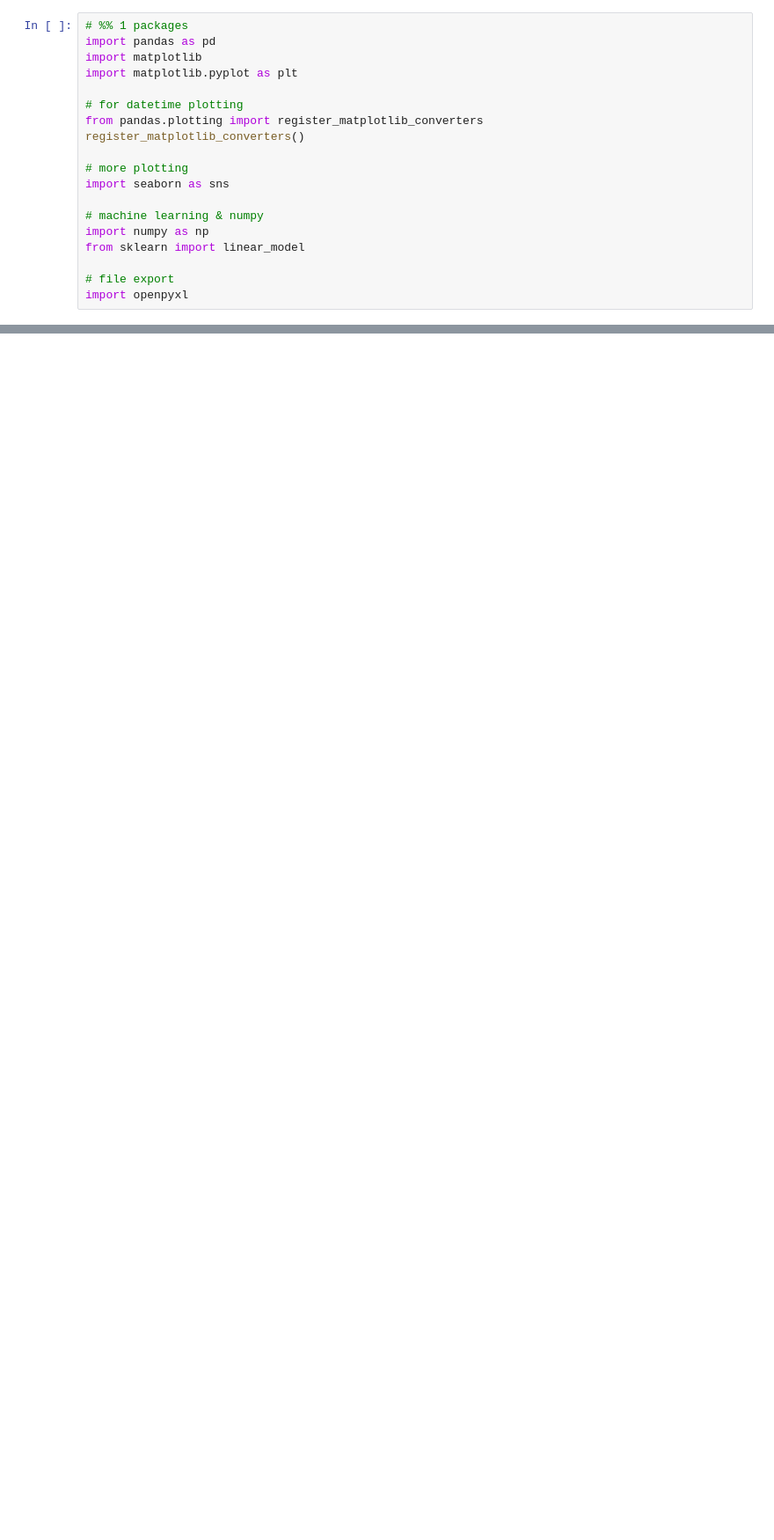
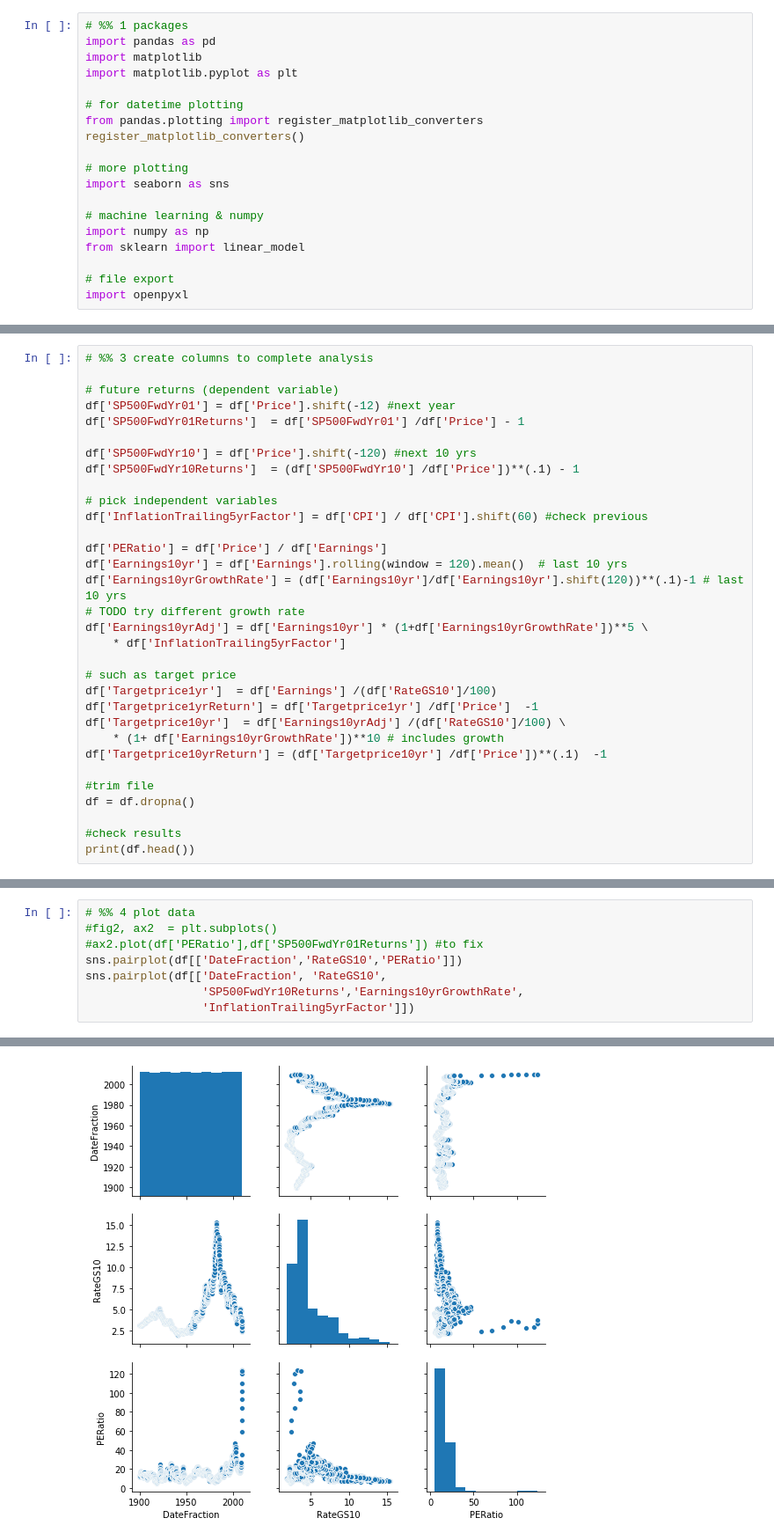
Before and after one commit to sws144/quant-trading, a Jupyter notebook: working/SP500_Index_Research.ipynb, the cells around one changed output, grey strips where cells are left out. Shown at 88% size. Drawn from its saved outputs; the diff is of its cells as text; blank space fills up the shorter version.

```diff
--- a/working/SP500_Index_Research.ipynb
+++ b/working/SP500_Index_Research.ipynb
@@ -59 +60,33 @@ dtype: object
 [figure]
+# %%
+# %% 3 create columns to complete analysis
+
+# future returns (dependent variable)
+df['SP500FwdYr01'] = df['Price'].shift(-12) #next year
+df['SP500FwdYr01Returns']  = df['SP500FwdYr01'] /df['Price'] - 1
+
+df['SP500FwdYr10'] = df['Price'].shift(-120) #next 10 yrs
+df['SP500FwdYr10Returns']  = (df['SP500FwdYr10'] /df['Price'])**(.1) - 1
+
+# pick independent variables
+df['InflationTrailing5yrFactor'] = df['CPI'] / df['CPI'].shift(60) #check previous
+
+df['PERatio'] = df['Price'] / df['Earnings']
+df['Earnings10yr'] = df['Earnings'].rolling(window = 120).mean()  # last 10 yrs
+df['Earnings10yrGrowthRate'] = (df['Earnings10yr']/df['Earnings10yr'].shift(120))**(.1)-1 # last 10 yrs
+# TODO try different growth rate
+df['Earnings10yrAdj'] = df['Earnings10yr'] * (1+df['Earnings10yrGrowthRate'])**5 \
+    * df['InflationTrailing5yrFactor']
+
+# such as target price
+df['Targetprice1yr']  = df['Earnings'] /(df['RateGS10']/100)
+df['Targetprice1yrReturn'] = df['Targetprice1yr'] /df['Price']  -1
+df['Targetprice10yr']  = df['Earnings10yrAdj'] /(df['RateGS10']/100) \
+    * (1+ df['Earnings10yrGrowthRate'])**10 # includes growth
+df['Targetprice10yrReturn'] = (df['Targetprice10yr'] /df['Price'])**(.1)  -1
+
+#trim file
+df = df.dropna()
+
+#check results
+print(df.head())
@@ -59,0 +111,9 @@ dtype: object
+# %%
+# %% 4 plot data
+#fig2, ax2  = plt.subplots()
+#ax2.plot(df['PERatio'],df['SP500FwdYr01Returns']) #to fix
+sns.pairplot(df[['DateFraction','RateGS10','PERatio']])
+sns.pairplot(df[['DateFraction', 'RateGS10',
+                 'SP500FwdYr10Returns','Earnings10yrGrowthRate',
+                 'InflationTrailing5yrFactor']])
+# %% [output]
@@ -59,0 +121 @@ dtype: object
+[figure, added]
```
Also changed, not shown: parts of 9 cells of this notebook, 1 other file.
